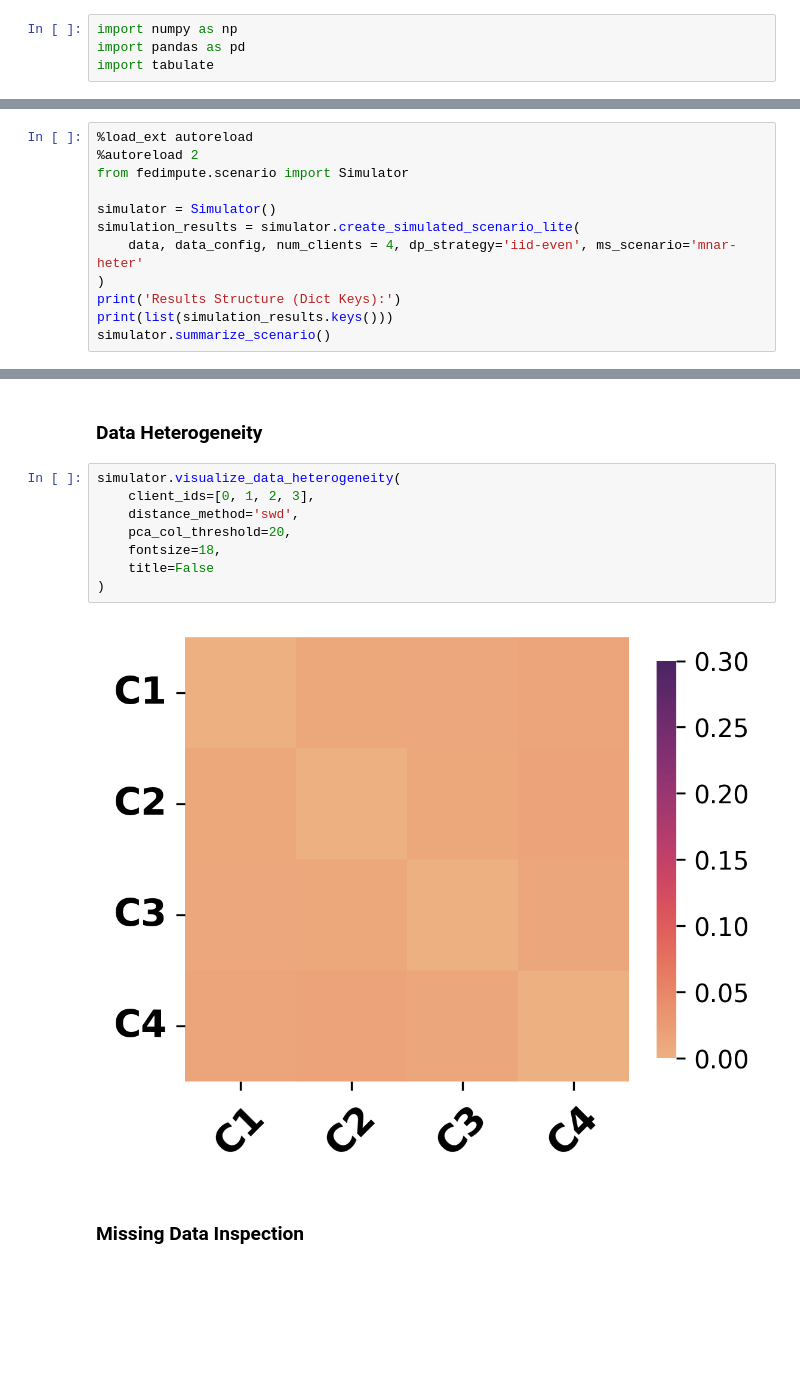
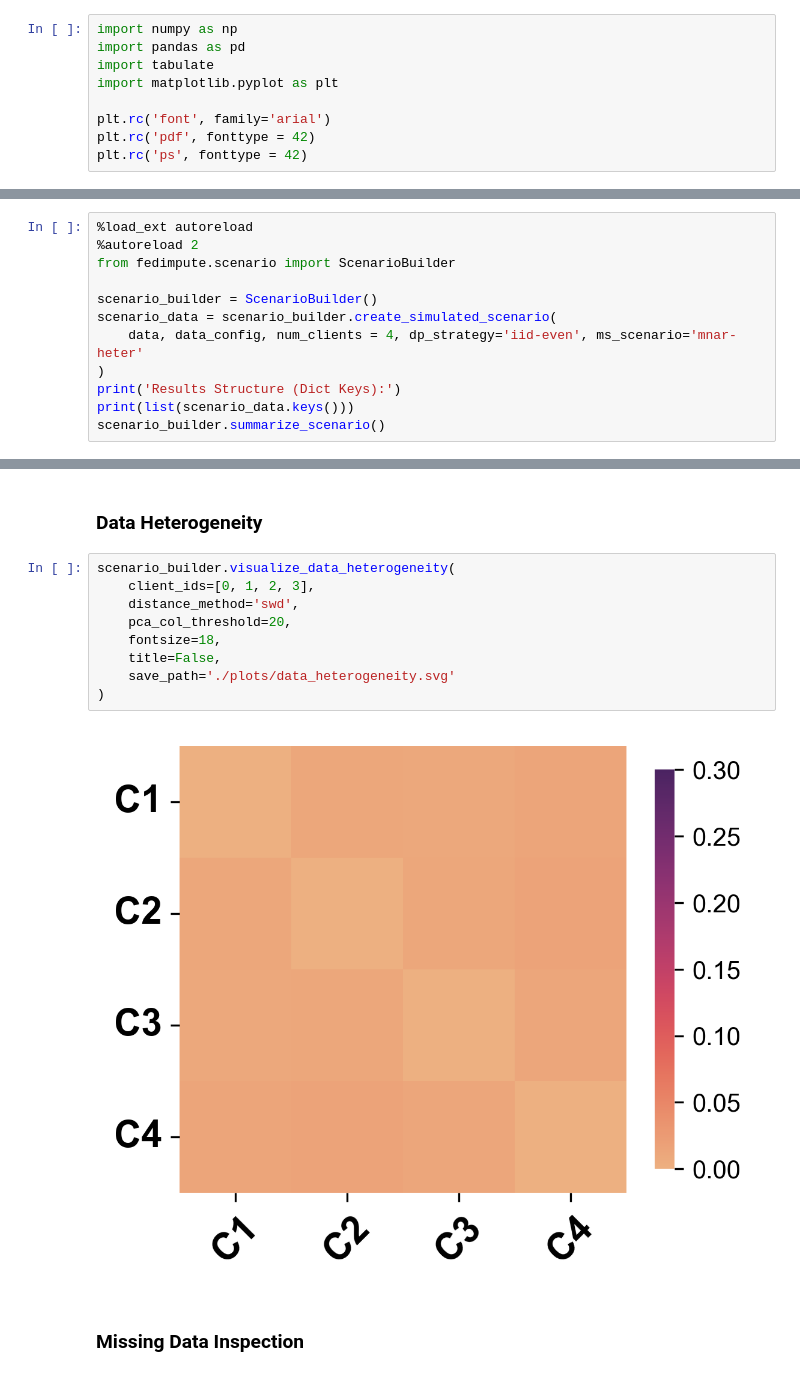
Before and after one commit to idsla/FedImpute, a Jupyter notebook: tutorials/basic_usage.ipynb, the cells around one changed output, grey strips where cells are left out. Saved outputs shown, nothing was run; the diff lists cells and outputs as text; blank space fills up the shorter version.

```diff
--- a/tutorials/basic_usage.ipynb
+++ b/tutorials/basic_usage.ipynb
@@ -6,6 +6,11 @@ d:\min\research_projects\FedImpute
 import numpy as np
 import pandas as pd
 import tabulate
+import matplotlib.pyplot as plt
+
+plt.rc('font', family='arial')
+plt.rc('pdf', fonttype = 42)
+plt.rc('ps', fonttype = 42)
 # %% [markdown]
 # Load Data
 # %%
@@ -37,15 +42,15 @@ Data Config:
 # %%
 %load_ext autoreload
 %autoreload 2
-from fedimpute.scenario import Simulator
+from fedimpute.scenario import ScenarioBuilder
 
-simulator = Simulator()
-simulation_results = simulator.create_simulated_scenario_lite(
+scenario_builder = ScenarioBuilder()
+scenario_data = scenario_builder.create_simulated_scenario(
     data, data_config, num_clients = 4, dp_strategy='iid-even', ms_scenario='mnar-heter'
 )
 print('Results Structure (Dict Keys):')
-print(list(simulation_results.keys()))
-simulator.summarize_scenario()
+print(list(scenario_data.keys()))
+scenario_builder.summarize_scenario()
 # %% [output]
 The autoreload extension is already loaded. To reload it, use:
   %reload_ext autoreload
@@ -90,15 +76,16 @@ Missing data simulation...
 # %% [markdown]
 ### Data Heterogeneity
 # %%
-simulator.visualize_data_heterogeneity(
+scenario_builder.visualize_data_heterogeneity(
     client_ids=[0, 1, 2, 3],
     distance_method='swd',
     pca_col_threshold=20,
     fontsize=18,
-    title=False
+    title=False,
+    save_path='./plots/data_heterogeneity.svg'
 )
 # %% [output]
-[figure, old version]
+[figure, new version]
 # %% [markdown]
 ### Missing Data Inspection
 # %%
```
Also changed, not shown: parts of 6 cells of this notebook, 22 other files.
